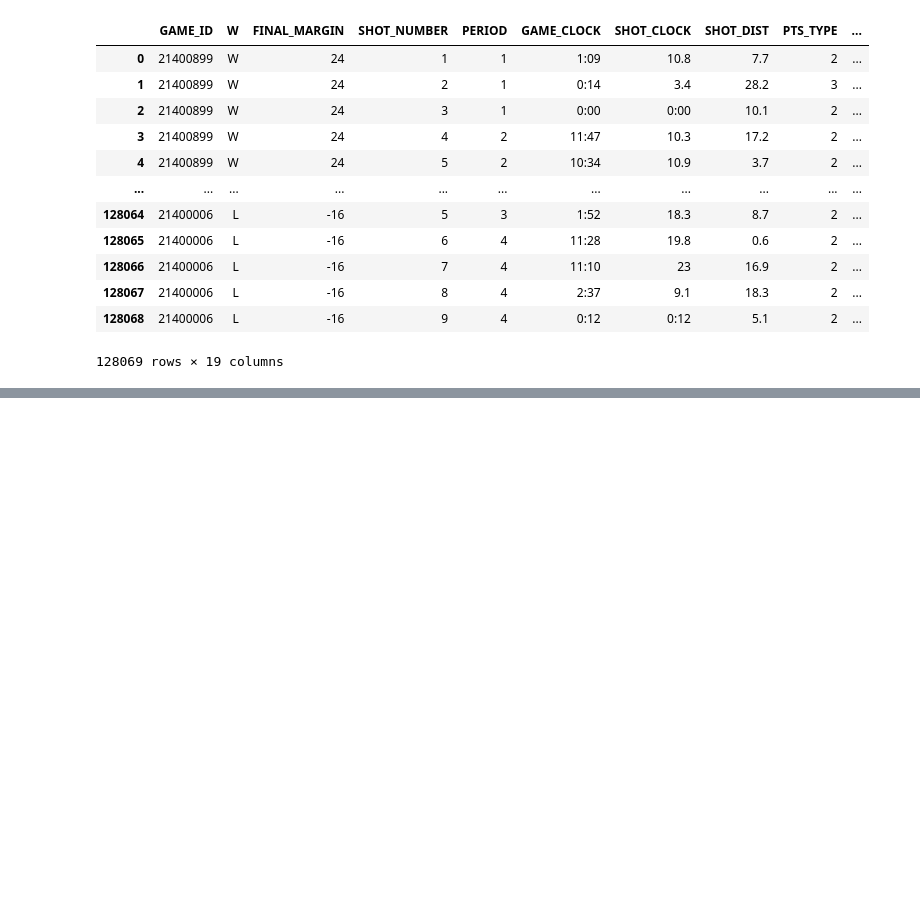
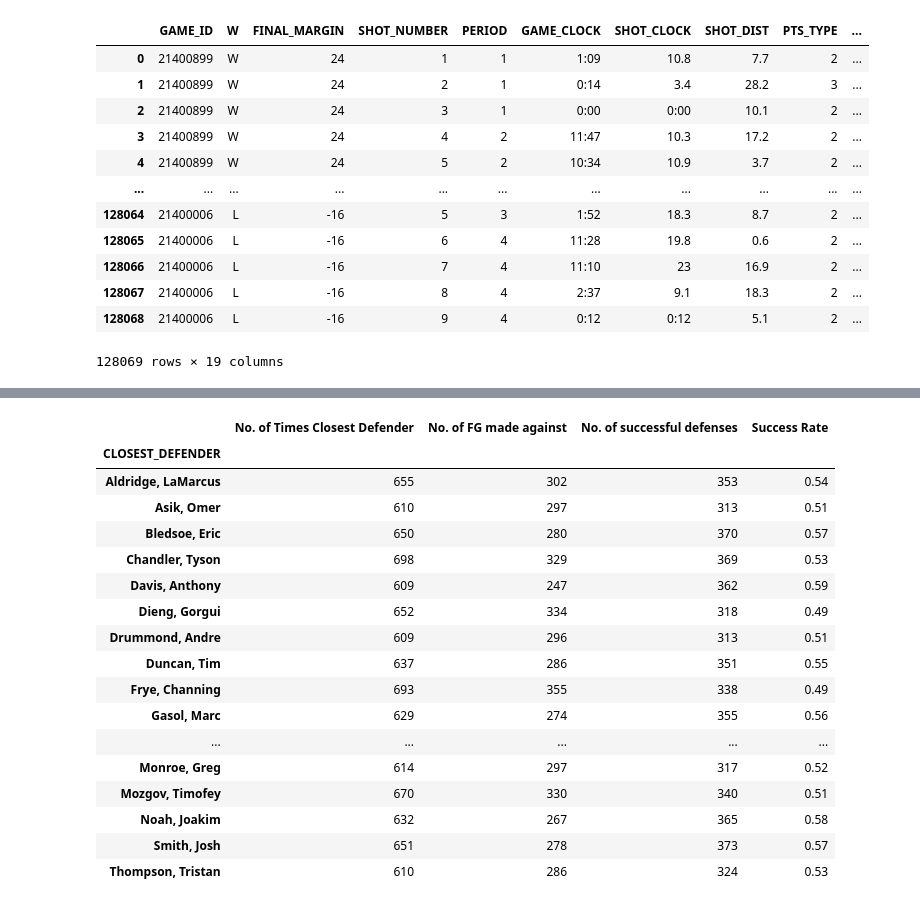
Before and after one commit to briennecole/NBA_Shot_Analysis, a Jupyter notebook: NBA_analysis_brienne.ipynb, the cells around one changed output, grey strips where cells are left out. Cells and saved outputs as stored; diff of their text form; code cells hidden in the pictures; blank space fills up the shorter version.

```diff
--- a/NBA_analysis_brienne.ipynb
+++ b/NBA_analysis_brienne.ipynb
@@ -195,0 +224,23 @@ defense_df
+# %%
+# Find the most frequent defenders
+frequent_flyer = defender_df.loc[defender_df["No. of Times Closest Defender"] >= 600]
+frequent_flyer.head(25)
+# %% [output]
+|  | No. of Times Closest Defender | No. of FG made against | No. of successful defenses | Success Rate |
+| CLOSEST_DEFENDER |  |  |  |  |
+| Aldridge, LaMarcus | 655 | 302 | 353 | 0.54 |
+| Asik, Omer | 610 | 297 | 313 | 0.51 |
+| Bledsoe, Eric | 650 | 280 | 370 | 0.57 |
+| Chandler, Tyson | 698 | 329 | 369 | 0.53 |
+| Davis, Anthony | 609 | 247 | 362 | 0.59 |
+| Dieng, Gorgui | 652 | 334 | 318 | 0.49 |
+| Drummond, Andre | 609 | 296 | 313 | 0.51 |
+| Duncan, Tim | 637 | 286 | 351 | 0.55 |
+| Frye, Channing | 693 | 355 | 338 | 0.49 |
+| Gasol, Marc | 629 | 274 | 355 | 0.56 |
+| ... | ... | ... | ... | ... |
+| Monroe, Greg | 614 | 297 | 317 | 0.52 |
+| Mozgov, Timofey | 670 | 330 | 340 | 0.51 |
+| Noah, Joakim | 632 | 267 | 365 | 0.58 |
+| Smith, Josh | 651 | 278 | 373 | 0.57 |
+| Thompson, Tristan | 610 | 286 | 324 | 0.53 |
```
Also changed, not shown: parts of 9 cells of this notebook, 1 other file.
